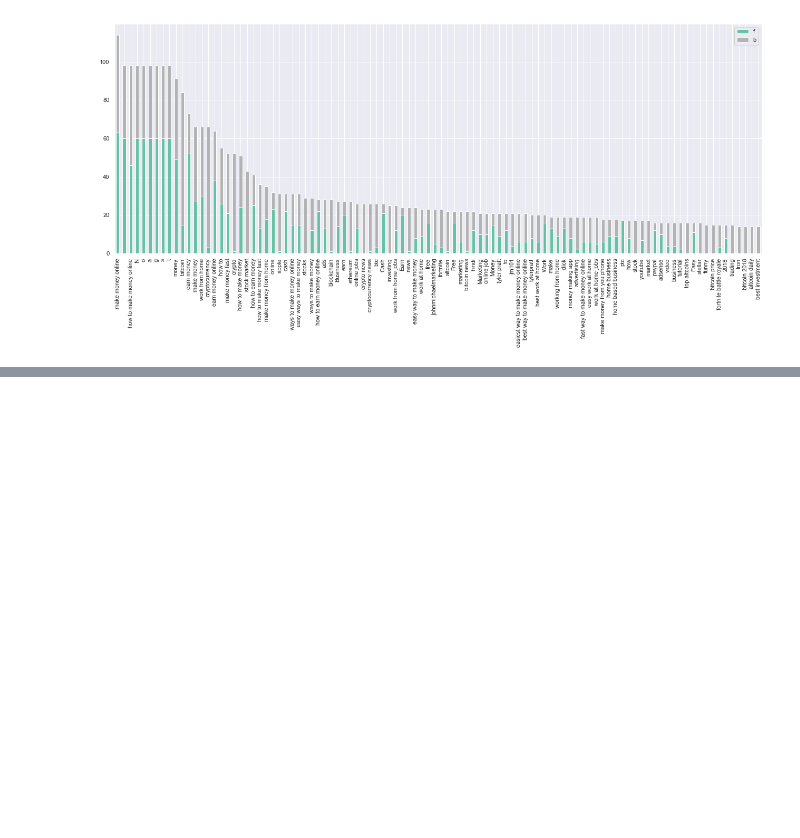
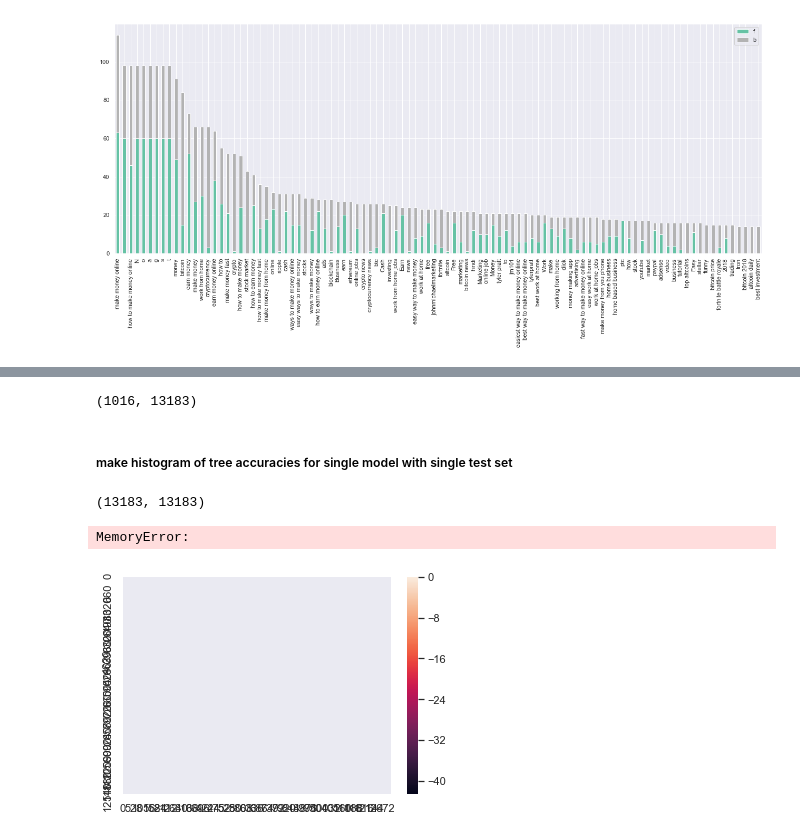
Before and after one commit to izdar/YouFraud-Refactored, a Jupyter notebook: Classifier/model_search/2 - eda.ipynb, the cells around one changed output, grey strips where cells are left out. Cells and saved outputs as stored; diff of their text form; code cells hidden in the pictures; blank space fills up the shorter version.

```diff
--- a/Classifier/model_search/2 - eda.ipynb
+++ b/Classifier/model_search/2 - eda.ipynb
@@ -256,0 +268,19 @@ top_n = 100
+# %%
+enc = CountVectorizer()
+data_x = enc.fit_transform(data['feature'])
+# %%
+data_x.shape
+# %% [output]
+(1016, 13183)
+# %% [markdown]
+##### make histogram of tree accuracies for single model with single test set
+# %%
+corr_mat = np.corrcoef(data_x.toarray().T)
+corr_mat.shape
+# %% [output]
+(13183, 13183)
+# %%
+sns.heatmap(np.log(corr_mat))
+# %% [output]
+MemoryError:
+[figure, added]
```
Also changed, not shown: parts of 2 cells of this notebook.
